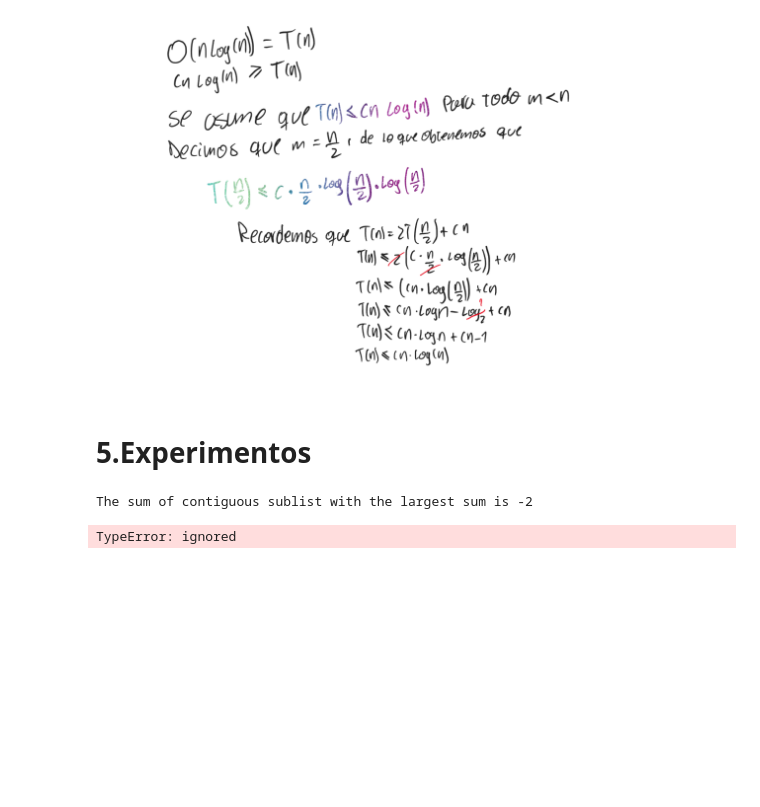
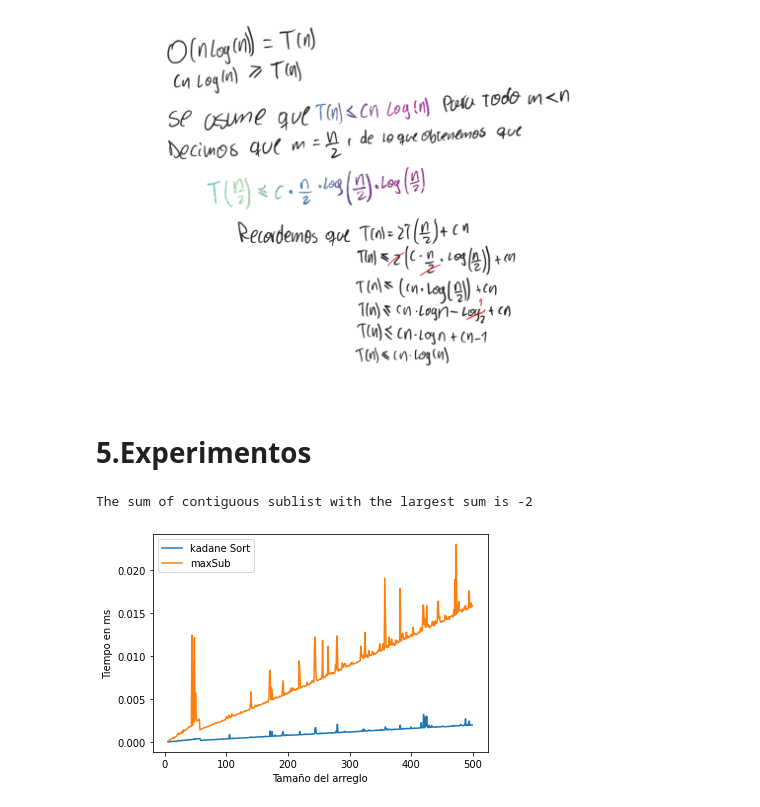
Before and after one commit to Repollo1000/ADA-Informes, a Jupyter notebook: informe_Sub_arreglomaximo.ipynb, the cells around one changed output. Saved outputs shown, nothing was run; the diff lists cells and outputs as text; code cells hidden in the pictures; blank space fills up the shorter version.

```diff
--- a/informe_Sub_arreglomaximo.ipynb
+++ b/informe_Sub_arreglomaximo.ipynb
@@ -243,32 +258,32 @@ import matplotlib.pyplot as plt
 import datetime
 from timeit import repeat
 import random
 from termcolor import colored
 import copy
 
 
 x=[]; y=[]
 y1=[]
 
 for n in range(5,500):
 
   a = random.sample(range(1, 1000), n)
   cont = [0,0]
   verbose = False
   #la función repeat está ejecutando 20 veces insertion_Sort con el arreglo a y retorna el mejor tiepo obtenido.
   t1 = repeat(setup="from __main__ import kadane", stmt=f"kadane({a})", repeat=1, number=10)
-  t2 = repeat(setup="from __main__ import maxSub", stmt=f"maxSub({a},{0},{n-1},{cont},{verbose})", repeat=1, number=10)
+  t2 = repeat(setup="from __main__ import maxSub", stmt=f"maxSub({a},{0},{n-1},{verbose})", repeat=1, number=10)
   x.append(n)
   y.append(t1)
   y1.append(t2)
 
 
 plt.plot(x, y)
 plt.plot(x, y1)
 plt.legend(["kadane Sort", "maxSub"])
 
 plt.xlabel('Tamaño del arreglo')
 plt.ylabel('Tiempo en ms')
 plt.show()
 # %% [output]
-TypeError: ignored
+[figure, added]
```
Also changed, not shown: parts of 4 cells of this notebook.
